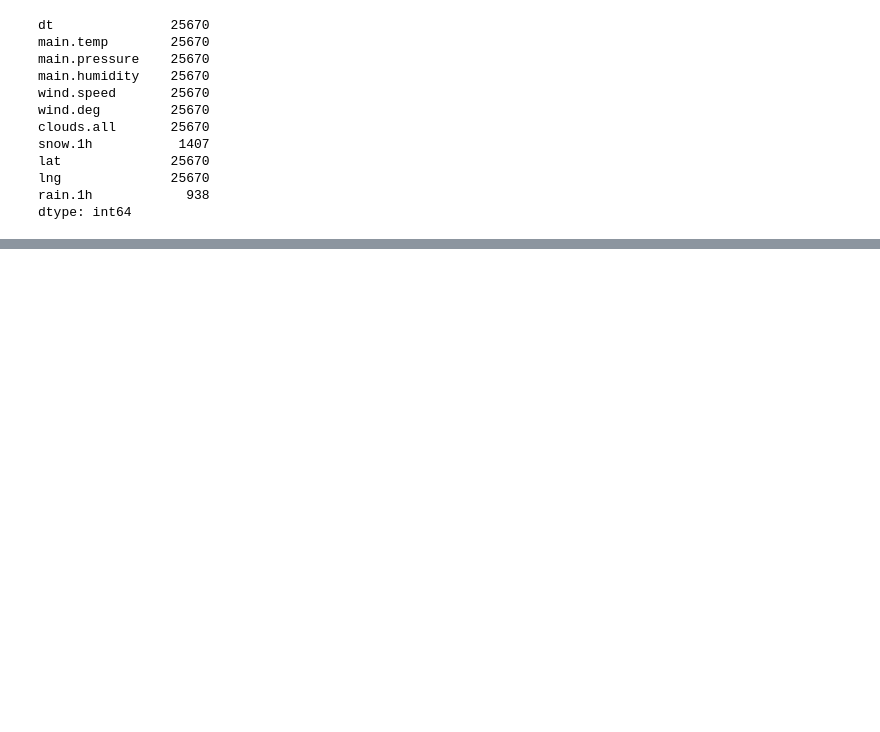
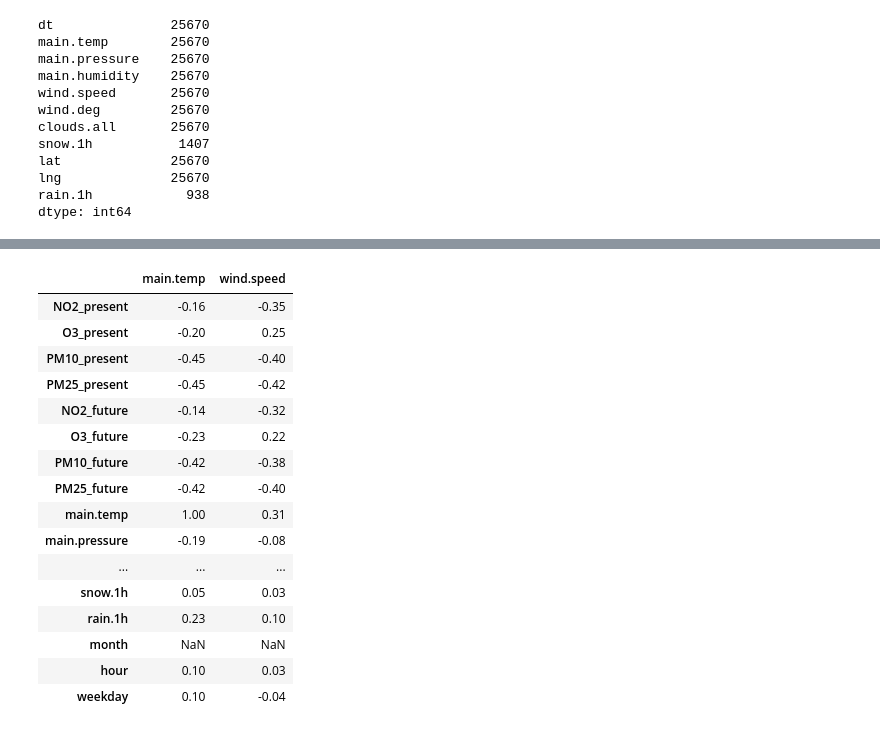
Before and after one commit to wesolowskip/apache-air, a Jupyter notebook: spark/base_models_learning/merge_weather_and_air_data.ipynb, the cells around one changed output, grey strips where cells are left out. Saved outputs shown, nothing was run; the diff lists cells and outputs as text; code cells hidden in the pictures; blank space fills up the shorter version.

```diff
--- a/spark/base_models_learning/merge_weather_and_air_data.ipynb
+++ b/spark/base_models_learning/merge_weather_and_air_data.ipynb
@@ -77,3 +109,23 @@ data['weekday'] = data['time'].apply(lambda x: x.weekday())
+# %%
+corrs[['main.temp', 'wind.speed']].apply(lambda x: round(x,2))
+# %% [output]
+|  | main.temp | wind.speed |
+| NO2_present | -0.16 | -0.35 |
+| O3_present | -0.20 | 0.25 |
+| PM10_present | -0.45 | -0.40 |
+| PM25_present | -0.45 | -0.42 |
+| NO2_future | -0.14 | -0.32 |
+| O3_future | -0.23 | 0.22 |
+| PM10_future | -0.42 | -0.38 |
+| PM25_future | -0.42 | -0.40 |
+| main.temp | 1.00 | 0.31 |
+| main.pressure | -0.19 | -0.08 |
+| ... | ... | ... |
+| snow.1h | 0.05 | 0.03 |
+| rain.1h | 0.23 | 0.10 |
+| month | NaN | NaN |
+| hour | 0.10 | 0.03 |
+| weekday | 0.10 | -0.04 |
 # %%
 data = data.drop(['time', 'time_unix_plus_1h', 'lat', 'lng', 'time_unix'], axis=1)
 # %%
```
Also changed, not shown: parts of 6 cells of this notebook, 7 other files.
